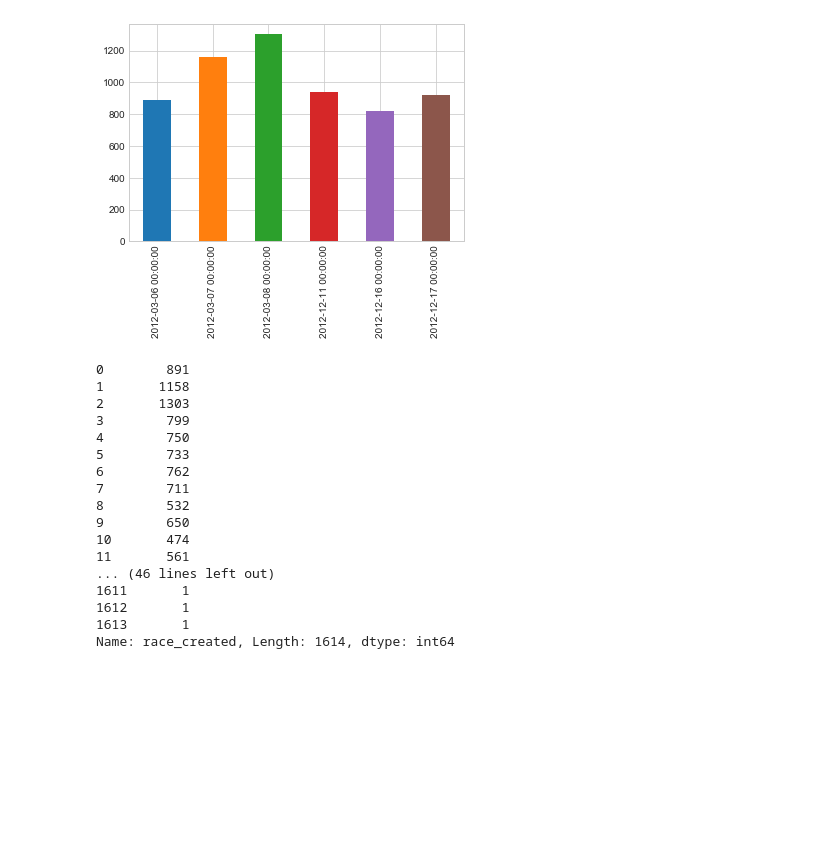
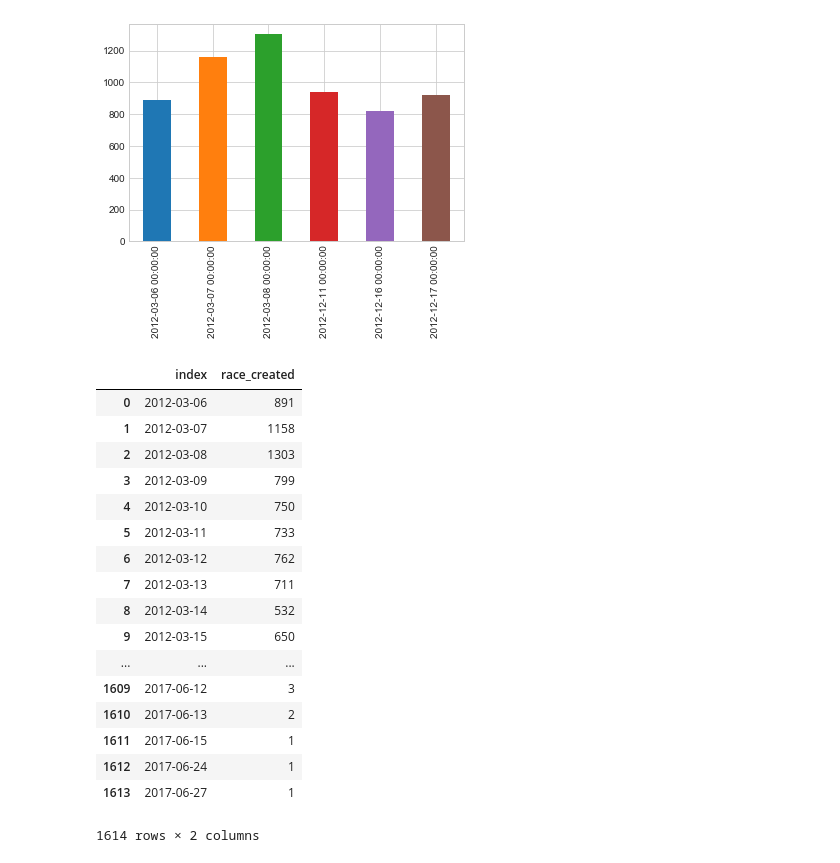
Before and after one commit to kuzdu/collegeDataScience, a Jupyter notebook: Data Science/Bonus/IT challenge.ipynb, the cells around one changed output. Saved outputs shown, nothing was run; the diff lists cells and outputs as text; code cells hidden in the pictures; blank space fills up the shorter version.

Commit message:
working races

```diff
--- a/Data Science/Bonus/IT challenge.ipynb
+++ b/Data Science/Bonus/IT challenge.ipynb
@@ -63,22 +63,23 @@ sumOfSameRacesAtOneDay.loc[lambda x : x>800].sort_index().plot.bar()
 [figure]
 # %%
 test = racesCreated['race_created'].value_counts().sort_index().reset_index()
-test.race_created
+test
 # %% [output]
+|  | index | race_created |
+| 0 | 2012-03-06 | 891 |
+| 1 | 2012-03-07 | 1158 |
+| 2 | 2012-03-08 | 1303 |
+| 3 | 2012-03-09 | 799 |
+| 4 | 2012-03-10 | 750 |
+| 5 | 2012-03-11 | 733 |
+| 6 | 2012-03-12 | 762 |
+| 7 | 2012-03-13 | 711 |
+| 8 | 2012-03-14 | 532 |
+| 9 | 2012-03-15 | 650 |
+| ... | ... | ... |
+| 1609 | 2017-06-12 | 3 |
+| 1610 | 2017-06-13 | 2 |
+| 1611 | 2017-06-15 | 1 |
+| 1612 | 2017-06-24 | 1 |
+| 1613 | 2017-06-27 | 1 |
-0        891
-1       1158
-2       1303
-3        799
-4        750
-5        733
-6        762
-7        711
-8        532
-9        650
-10       474
-11       561
-... (46 lines left out)
-1611       1
-1612       1
-1613       1
-Name: race_created, Length: 1614, dtype: int64
+1614 rows × 2 columns
```
Also changed, not shown: parts of 2 cells of this notebook.
